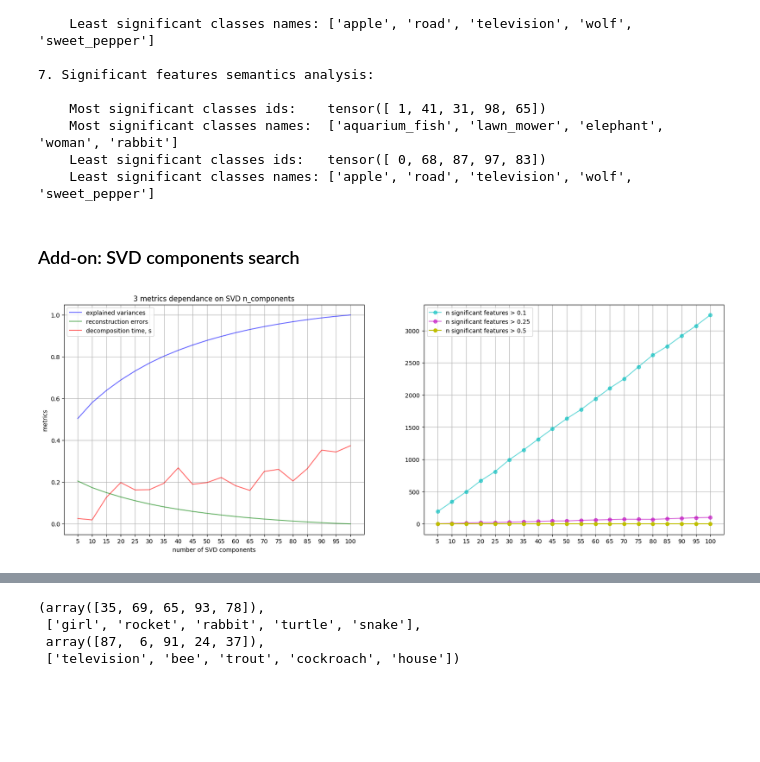
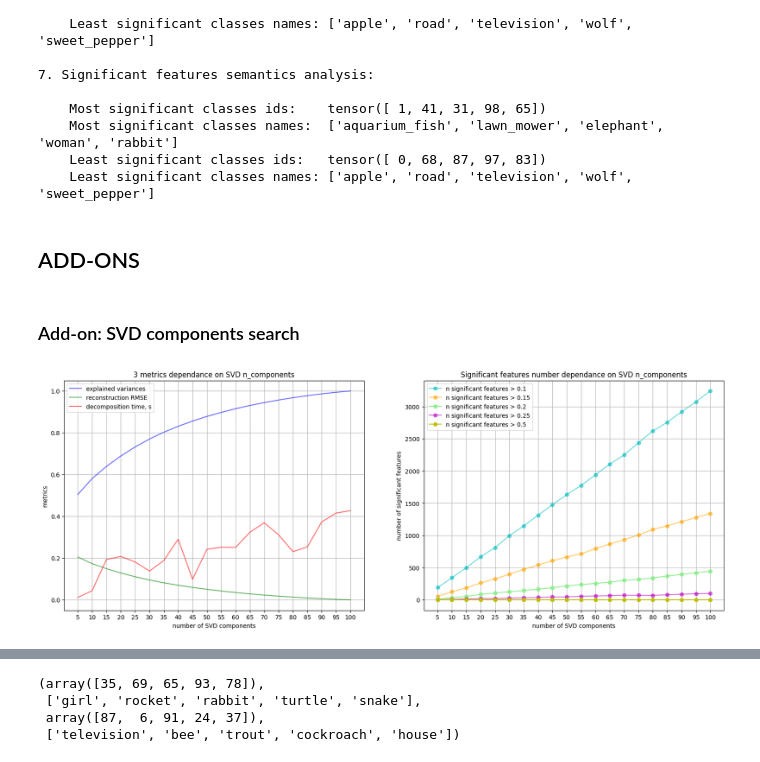
Before and after one commit to Ali-AliAli-Ali/binarize-inverse-interpret, a Jupyter notebook: regnetx_imagenet/bin_features_imagenet_cifar.ipynb, the cells around one changed output, grey strips where cells are left out. Drawn from its saved outputs; the diff is of its cells as text; code cells hidden in the pictures; blank space fills up the shorter version.

Commit message:
Added lots of weights graphs

```diff
--- a/regnetx_imagenet/bin_features_imagenet_cifar.ipynb
+++ b/regnetx_imagenet/bin_features_imagenet_cifar.ipynb
@@ -642,0 +684,15 @@ plot_heatmap(svd_components, title="SVD components heatmap")
+# %%
+print("\n6. Counting significant features...\n")
+
+signific_thresholds = [0.1, 0.15, 0.2, 0.25, 0.5]
+signific_features_ns = [ np.sum(np.abs(svd_right_sing_vecs) >= threshold)
+                         for threshold in signific_thresholds ]
+
+for i in range(len(signific_thresholds)):
+    print(
+        f"    Number of significant binary features (>= {signific_thresholds[i]}):",
+        " " * ((i+1) % 2),
+        f"{signific_features_ns[i]}, which is",
+        f"{signific_features_ns[i] / svd_right_sing_vecs.size:.2%}"
+    )
+print("    of all features after SVD")
@@ -670,6 +780,8 @@ print("    Least significant classes names:", top_classes_significance["bottom_c
     Most significant classes names:  ['aquarium_fish', 'lawn_mower', 'elephant', 'woman', 'rabbit']
     Least significant classes ids:   tensor([ 0, 68, 87, 97, 83])
     Least significant classes names: ['apple', 'road', 'television', 'wolf', 'sweet_pepper']
+# %% [markdown]
+## ADD-ONS
 # %% [markdown]
 ### Add-on: SVD components search
 # %%
@@ -678,10 +790,12 @@ torch.manual_seed(seed)
 def elbow_method_svd(weights, components_set):
     metrics = {
         "n_significant_features_0.1": [],
+        "n_significant_features_0.15": [],
+        "n_significant_features_0.2": [],
         "n_significant_features_0.25": [],
         "n_significant_features_0.5": [],
         "explained_variances": [],
-        "reconstruction_errors": [],
+        "reconstruction_rmse": [],
         "decomposition_time": []
     }
 
@@ -692,12 +806,11 @@ def elbow_method_svd(weights, components_set):
         decomp_time = time() - start_time
         weights_reconstructed = svd.inverse_transform(X_reduced)
 
-        metrics["n_significant_features_0.1"].append(np.sum(np.abs(svd.components_) > 0.1))
-        metrics["n_significant_features_0.25"].append(np.sum(np.abs(svd.components_) > 0.25))
-        metrics["n_significant_features_0.5"].append(np.sum(np.abs(svd.components_) > 0.5))
+        for threshold in signific_thresholds:
+            metrics[f"n_significant_features_{threshold}"].append(np.sum(np.abs(svd.components_) >= threshold))
         metrics["decomposition_time"].append(decomp_time)
         metrics["explained_variances"].append(svd.explained_variance_ratio_.sum())
-        metrics["reconstruction_errors"].append(np.mean((weights - weights_reconstructed) ** 2))
+        metrics["reconstruction_rmse"].append(np.mean((weights - weights_reconstructed) ** 2))
 
     return metrics
 # %%
@@ -706,28 +819,35 @@ metrics = elbow_method_svd(weights_fused.cpu().t().numpy(), n_components_options
 # %%
 fig, axs = plt.subplots(1, 2, figsize=(20, 7))
 
 axs[0].plot(n_components_options, metrics["explained_variances"],   "b", alpha=0.6, label="explained variances")
-axs[0].plot(n_components_options, metrics["reconstruction_errors"], "g", alpha=0.6, label="reconstruction errors")
+axs[0].plot(n_components_options, metrics["reconstruction_rmse"], "g", alpha=0.6, label="reconstruction RMSE")
 axs[0].plot(n_components_options, metrics["decomposition_time"],    "r", alpha=0.6, label="decomposition time, s")
 
 axs[0].set(
+       xticks=n_components_options,
        xlabel="number of SVD components",
        ylabel="metrics",
        title="3 metrics dependance on SVD n_components"
 )
-axs[0].set_xticks(n_components_options)
 axs[0].grid(zorder=0)
 axs[0].legend()
 
 
 axs[1].plot(n_components_options, metrics["n_significant_features_0.1"],  "c-o", alpha=0.6, label="n significant features > 0.1")
+axs[1].plot(n_components_options, metrics["n_significant_features_0.15"], "orange", marker="o", alpha=0.6, label="n significant features > 0.15")
+axs[1].plot(n_components_options, metrics["n_significant_features_0.2"],  "lightgreen", marker="o",label="n significant features > 0.2")
 axs[1].plot(n_components_options, metrics["n_significant_features_0.25"], "m-o", alpha=0.6, label="n significant features > 0.25")
 axs[1].plot(n_components_options, metrics["n_significant_features_0.5"],  "y-o", label="n significant features > 0.5")
 
-axs[1].set_xticks(n_components_options)
+axs[1].set(
+       xticks=n_components_options,
+       xlabel="number of SVD components",
+       ylabel="number of significant features",
+       title="Significant features number dependance on SVD n_components"
+)
 axs[1].grid(zorder=0)
 axs[1].legend()
 
 plt.show()
 # %% [output]
-[figure, old version]
+[figure, new version]
```
Also changed, not shown: parts of 25 cells of this notebook.
